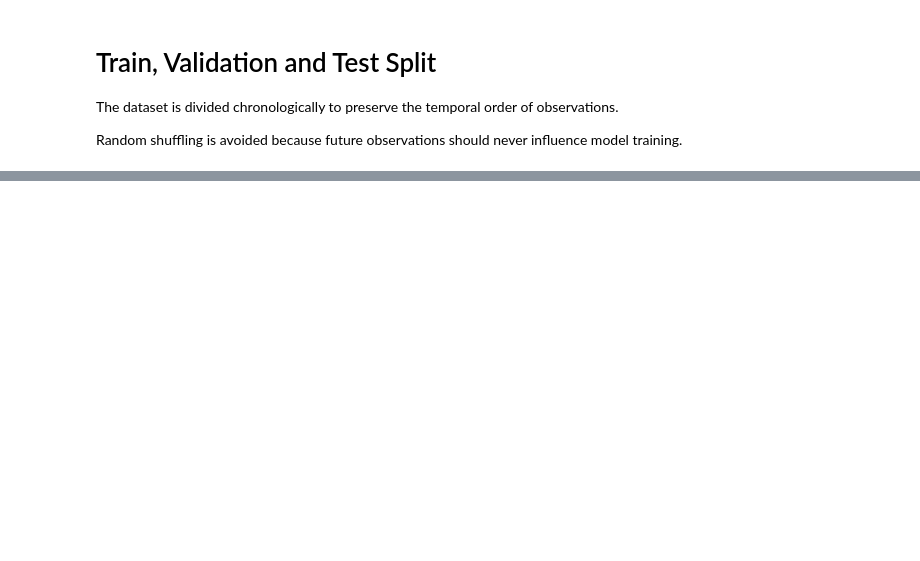
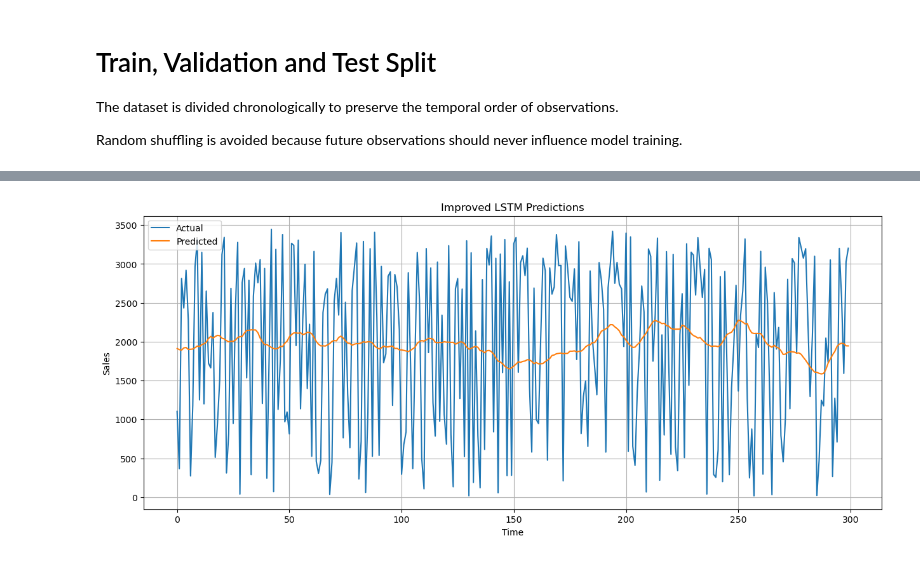
Before and after one commit to Bennyaks/Burger_Sales_Forecasting, a Jupyter notebook: notebooks/10_LSTM_Experiment_2.ipynb, the cells around one changed output, grey strips where cells are left out. Saved outputs shown, nothing was run; the diff lists cells and outputs as text; code cells hidden in the pictures; blank space fills up the shorter version.

```diff
--- a/notebooks/10_LSTM_Experiment_2.ipynb
+++ b/notebooks/10_LSTM_Experiment_2.ipynb
@@ -228,0 +534,16 @@ Testing: (3675, 6)
+# %%
+# ==========================================================
+# Inverse Transform Predictions
+# ==========================================================
+
+train_predictions = target_scaler.inverse_transform(train_predictions)
+
+validation_predictions = target_scaler.inverse_transform(validation_predictions)
+
+test_predictions = target_scaler.inverse_transform(test_predictions)
+
+y_train_actual = target_scaler.inverse_transform(y_train_seq)
+
+y_validation_actual = target_scaler.inverse_transform(y_validation_seq)
+
+y_test_actual = target_scaler.inverse_transform(y_test_seq)
@@ -228,0 +662,30 @@ Testing: (3675, 6)
+# %%
+# ==========================================================
+# Plot Predictions
+# ==========================================================
+
+plt.figure(figsize=(15,6))
+
+plt.plot(
+    y_test_actual[:300],
+    label="Actual"
+)
+
+plt.plot(
+    test_predictions[:300],
+    label="Predicted"
+)
+
+plt.title("Improved LSTM Predictions")
+
+plt.xlabel("Time")
+
+plt.ylabel("Sales")
+
+plt.legend()
+
+plt.grid(True)
+
+plt.show()
+# %% [output]
+[figure, added]
```
Also changed, not shown: parts of 27 cells of this notebook, 28 other files.
